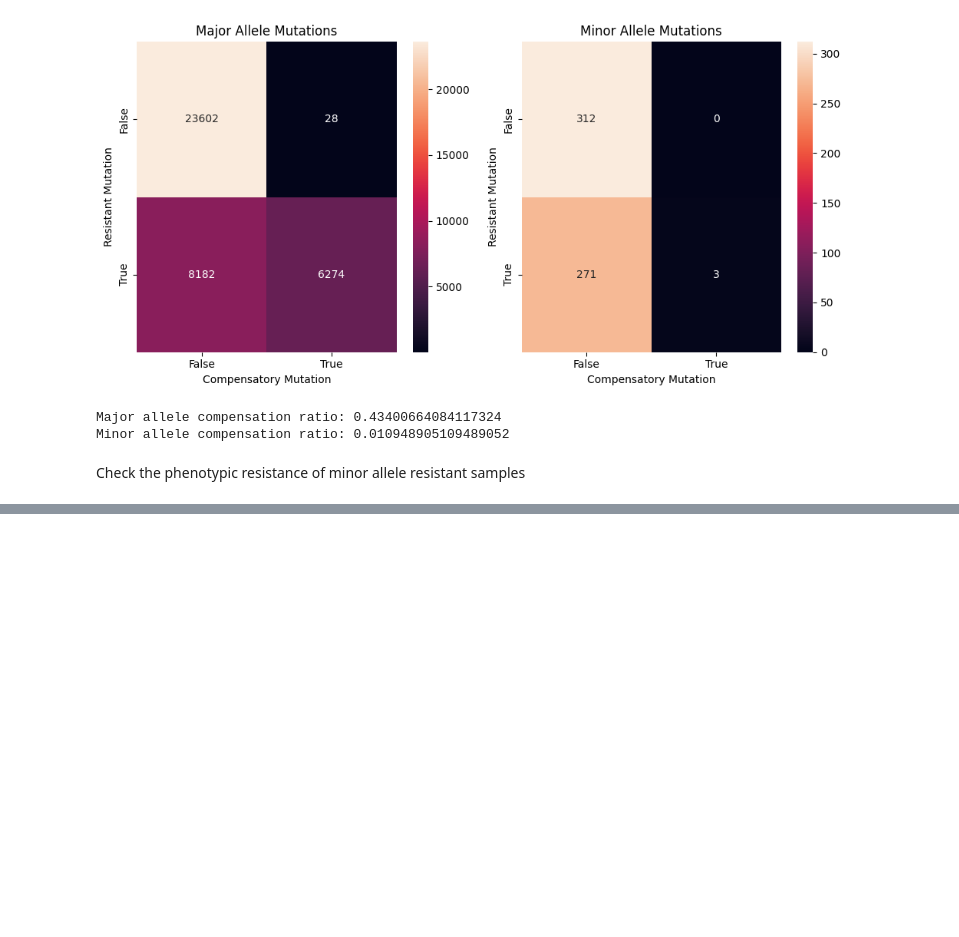
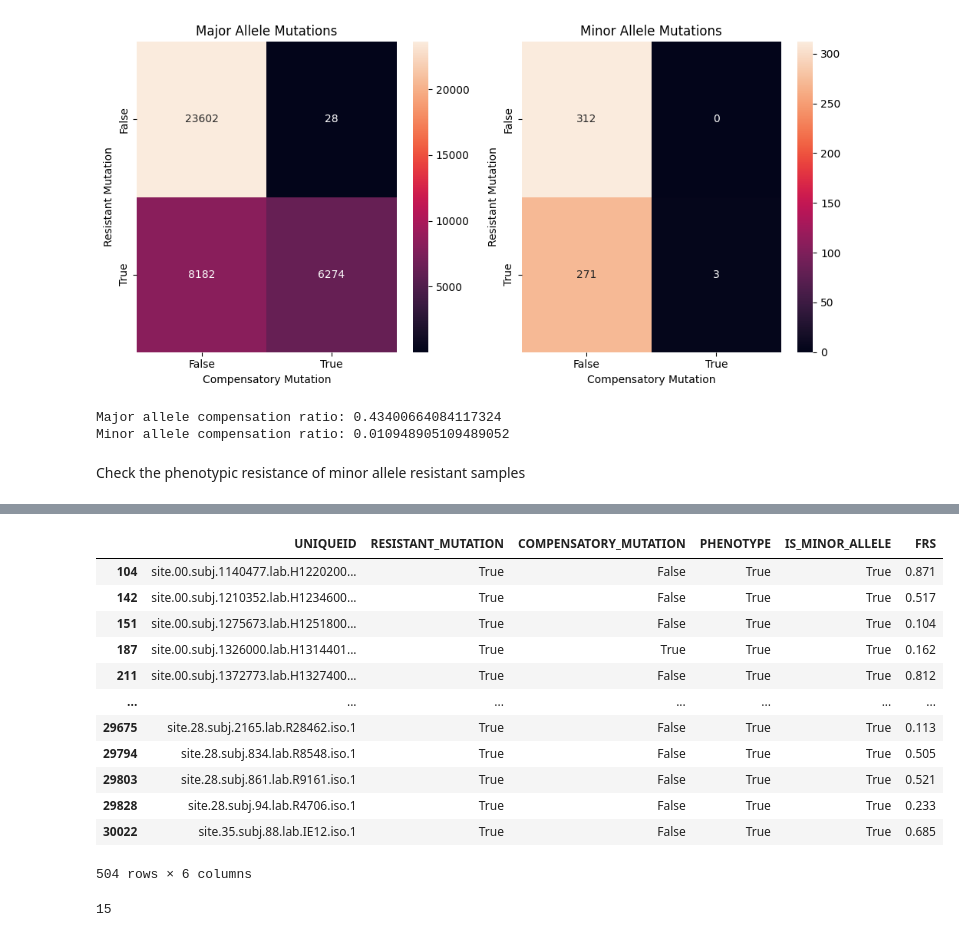
Before and after one commit to fowler-lab/tb-rnap-subpopulations, a Jupyter notebook: exploration.ipynb, the cells around one changed output, grey strips where cells are left out. Cells and saved outputs as stored; diff of their text form; code cells hidden in the pictures; blank space fills up the shorter version.

```diff
--- a/exploration.ipynb
+++ b/exploration.ipynb
@@ -281,0 +300,20 @@ major_resistant_mutations[major_resistant_mutations.UNIQUEID.isin(RIF_phenotypes
+# %%
+mutations_agg[(mutations_agg.RESISTANT_MUTATION ==  True) & (mutations_agg.PHENOTYPE == True) & (mutations_agg.IS_MINOR_ALLELE == True)]
+# %% [output]
+|  | UNIQUEID | RESISTANT_MUTATION | COMPENSATORY_MUTATION | PHENOTYPE | IS_MINOR_ALLELE | FRS |
+| 104 | site.00.subj.1140477.lab.H1220200... | True | False | True | True | 0.871 |
+| 142 | site.00.subj.1210352.lab.H1234600... | True | False | True | True | 0.517 |
+| 151 | site.00.subj.1275673.lab.H1251800... | True | False | True | True | 0.104 |
+| 187 | site.00.subj.1326000.lab.H1314401... | True | True | True | True | 0.162 |
+| 211 | site.00.subj.1372773.lab.H1327400... | True | False | True | True | 0.812 |
+| ... | ... | ... | ... | ... | ... | ... |
+| 29675 | site.28.subj.2165.lab.R28462.iso.1 | True | False | True | True | 0.113 |
+| 29794 | site.28.subj.834.lab.R8548.iso.1 | True | False | True | True | 0.505 |
+| 29803 | site.28.subj.861.lab.R9161.iso.1 | True | False | True | True | 0.521 |
+| 29828 | site.28.subj.94.lab.R4706.iso.1 | True | False | True | True | 0.233 |
+| 30022 | site.35.subj.88.lab.IE12.iso.1 | True | False | True | True | 0.685 |
+504 rows × 6 columns
+# %%
+len(mutations_agg[(mutations_agg.R_MAJOR_ALLELE == False) & (mutations_agg.R_MINOR_ALLELE == False) & (mutations_agg.PHENOTYPE == True) & (mutations_agg.COMPENSATORY_MUTATION == True)])
+# %% [output]
+15
```
Also changed, not shown: parts of 8 cells of this notebook, 1 other file.
